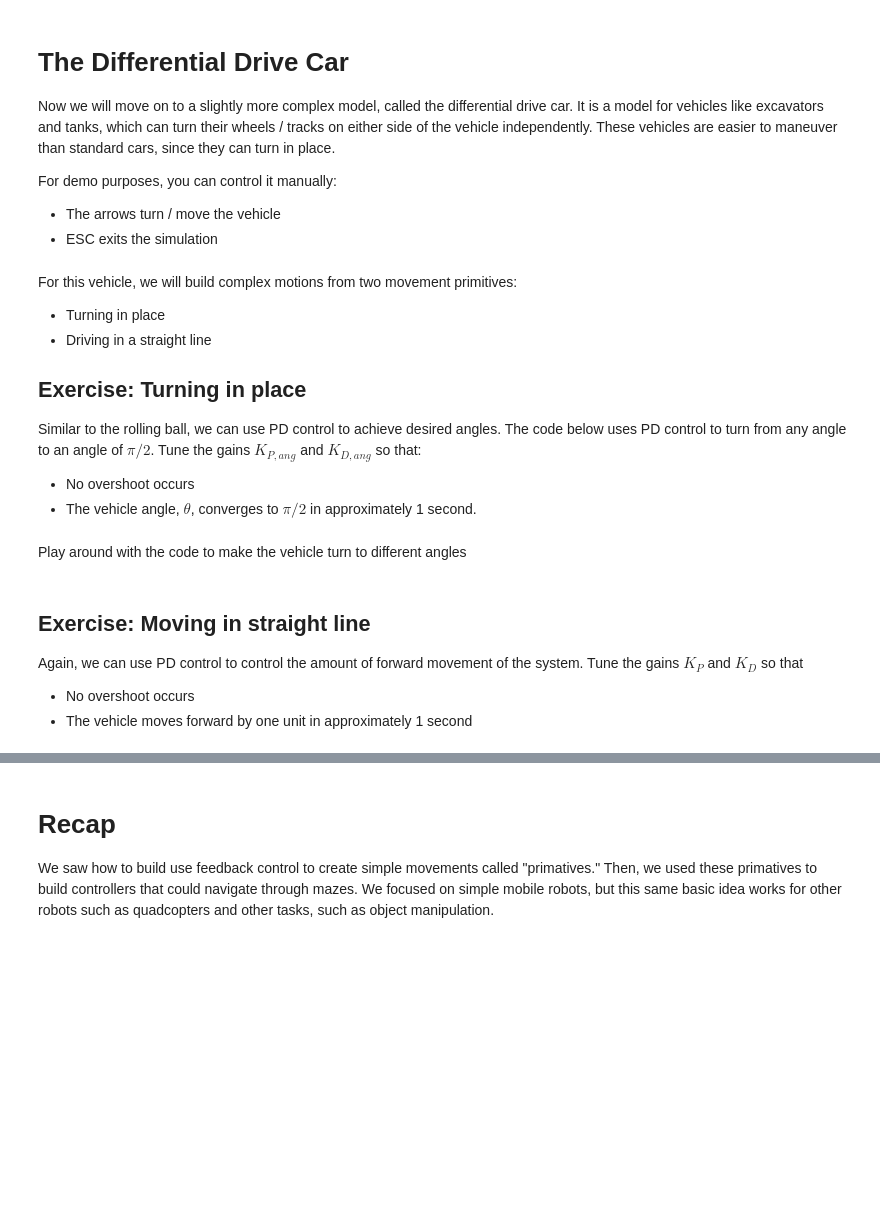
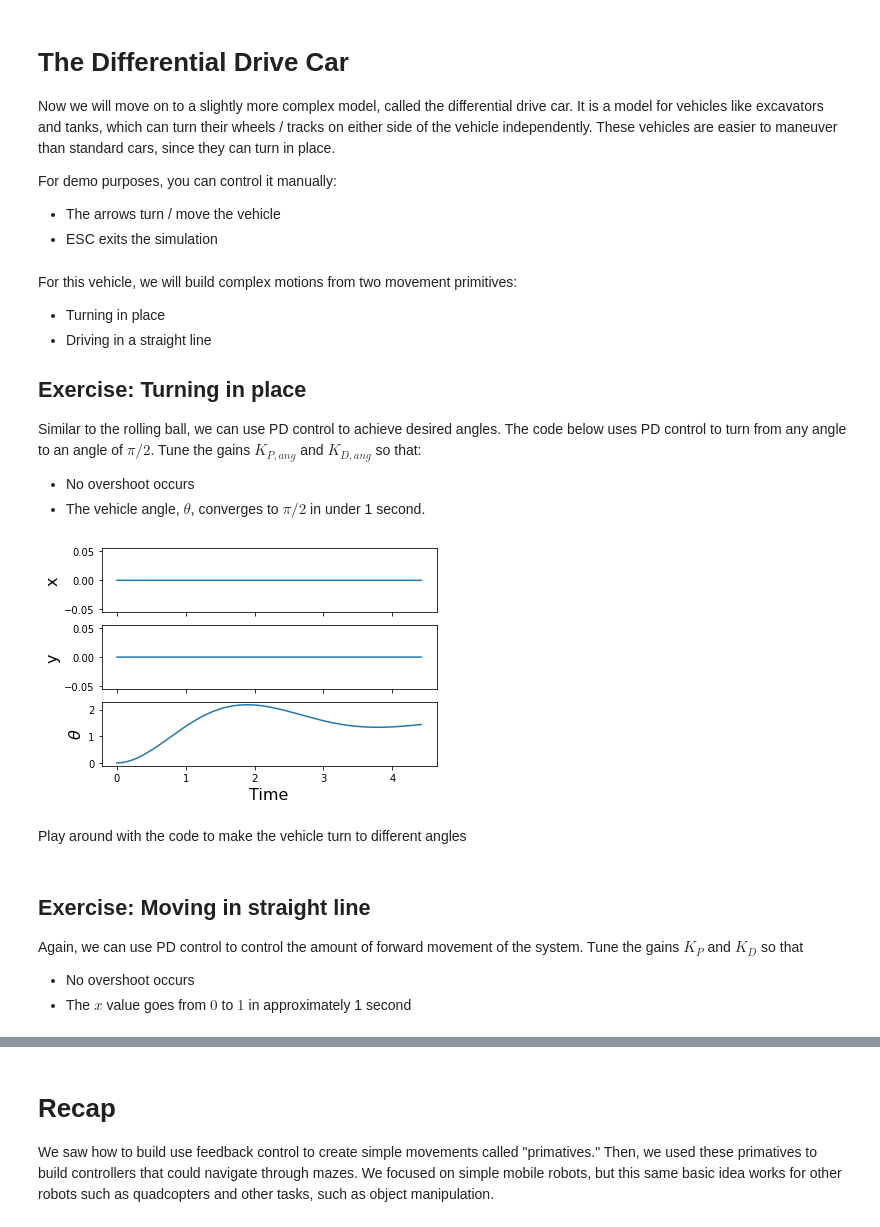
Before and after one commit to AndyLamperski/DiscoverSTEM, a Jupyter notebook: tutorial.ipynb, the cells around one changed output, grey strips where cells are left out. Saved outputs shown, nothing was run; the diff lists cells and outputs as text; code cells hidden in the pictures; blank space fills up the shorter version.

```diff
--- a/tutorial.ipynb
+++ b/tutorial.ipynb
@@ -280,13 +297,15 @@ For this vehicle, we will build complex motions from two movement primitives:
 
 Similar to the rolling ball, we can use PD control to achieve desired angles. The code below uses PD control to turn from any angle to an angle of $\pi/2$. Tune the gains $K_{P,ang}$  and $K_{D,ang}$ so that:
 * No overshoot occurs
-* The vehicle angle,  $\theta$, converges to $\pi/2$ in approximately 1 second.
+* The vehicle angle,  $\theta$, converges to $\pi/2$ in under 1 second.
 # %%
-K_P_ang = .01
-K_D_ang = .01
+K_P_ang = 1
+K_D_ang = 1
 # We represent the angle pi / 2 using the command np.pi/2
-turnController = ctrl.turnCar(np.pi/2,K_P_ang,K_D_ang)
-mc.carSmall(turnController)
+turnController = ds.turnCar(np.pi/2,K_P_ang,K_D_ang)
+ds.carSmall(turnController)
+# %% [output]
+[figure, added]
 # %% [markdown]
 Play around with the code to make the vehicle turn to different angles
 # %% [markdown]
@@ -294,5 +313,5 @@ Play around with the code to make the vehicle turn to different angles
 
 Again, we can use PD control to control the amount of forward movement of the system. Tune the gains $K_P$ and $K_D$ so that
 * No overshoot occurs
-* The vehicle moves forward by one unit in approximately 1 second
+* The $x$ value goes from $0$ to $1$ in approximately 1 second
 # %%
```
Also changed, not shown: parts of 39 cells of this notebook, 5 other files.
